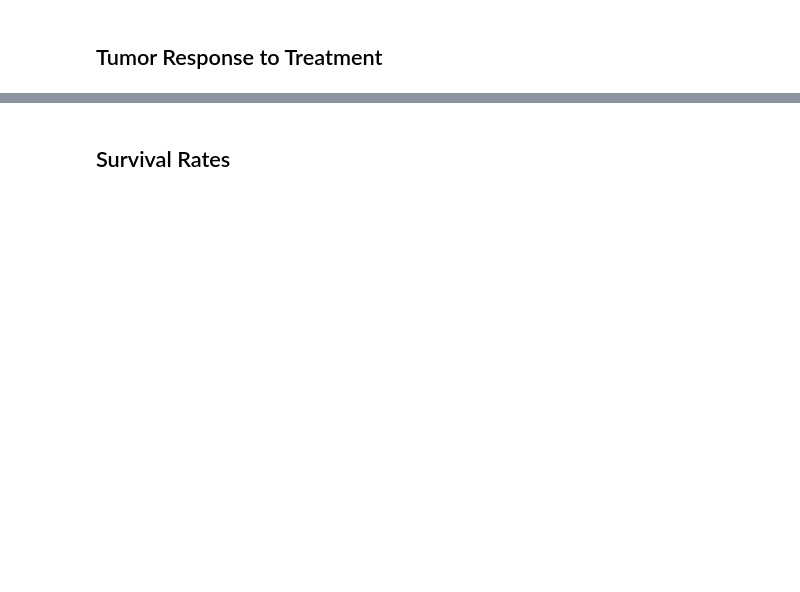
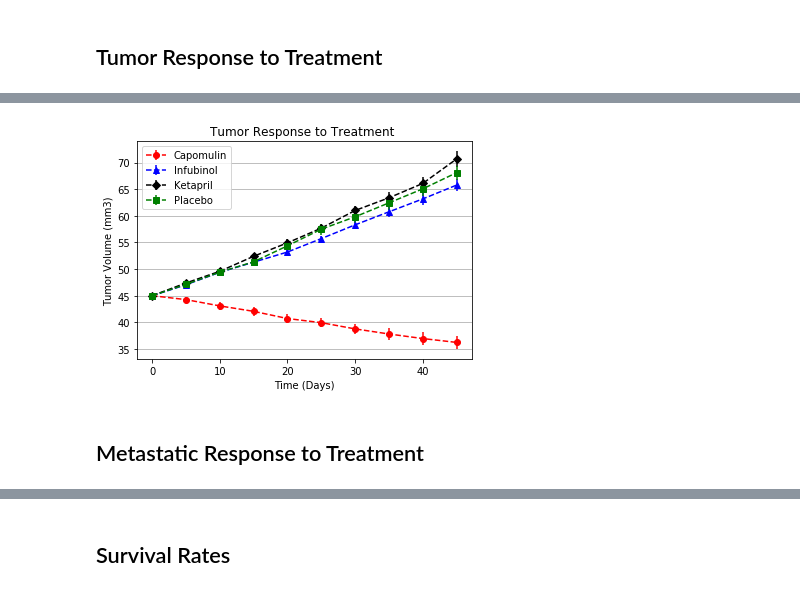
Before and after one commit to ttmugu/matplotlib-challenge, a Jupyter notebook: pymaceuticals_starter.ipynb, the cells around one changed output, grey strips where cells are left out. Drawn from its saved outputs; the diff is of its cells as text; code cells hidden in the pictures; blank space fills up the shorter version.

```diff
--- a/pymaceuticals_starter.ipynb
+++ b/pymaceuticals_starter.ipynb
@@ -34,0 +64,7 @@ mouse_clinical_trail_df.head()
+# %%
+# Store the Standard Error of Tumor Volumes Grouped by Drug and Timepoint
+tumor_stErr_df =df_for_calculation.groupby(['Drug', 'Timepoint'])['Tumor Volume (mm3)'].sem().reset_index()
+# Convert to DataFrame
+tumor_stErr_df
+# Preview DataFrame
+tumor_stErr_df.head()
@@ -34,0 +78,7 @@ mouse_clinical_trail_df.head()
+# %%
+# Minor Data Munging to Re-Format the Data Frames
+#https://pandas.pydata.org/pandas-docs/stable/reference/api/pandas.DataFrame.pivot.html
+#df.pivot(columns='var',values = 'val')
+tumor_Responce_pivot_df = pd.pivot(tumor_Responce_df, index='Timepoint', columns='Drug',values="Tumor Volume (mm3)")
+# Preview that Reformatting worked
+tumor_Responce_pivot_df.head(11)
@@ -35 +97,31 @@ mouse_clinical_trail_df.head()
+# %%
+#tumor_Responce_pivot_df.describe()
+trp_plot_df = tumor_Responce_pivot_df.reset_index()
+Capomulin_error = tumor_stErr_df.loc[tumor_stErr_df["Drug"] == "Capomulin", "Tumor Volume (mm3)"]
+Infubinol_error = tumor_stErr_df.loc[tumor_stErr_df["Drug"] == "Infubinol", "Tumor Volume (mm3)"]
+Ketapril_error = tumor_stErr_df.loc[tumor_stErr_df["Drug"] == "Ketapril", "Tumor Volume (mm3)"]
+Placebo_error = tumor_stErr_df.loc[tumor_stErr_df["Drug"] == "Placebo", "Tumor Volume (mm3)"]
+
+# Generate the Plot (with Error Bars)
+plt.errorbar(trp_plot_df.Timepoint, trp_plot_df.Capomulin, yerr = Capomulin_error, label= "Capomulin", marker= "o", color="red", linestyle='--')
+plt.errorbar(trp_plot_df.Timepoint, trp_plot_df.Infubinol,yerr = Infubinol_error, label= "Infubinol", marker= "^", color="blue", linestyle='--')
+plt.errorbar(trp_plot_df.Timepoint, trp_plot_df.Ketapril, yerr = Ketapril_error, label= "Ketapril", marker= "D", color="black", linestyle='--')
+plt.errorbar(trp_plot_df.Timepoint, trp_plot_df.Placebo,  yerr = Placebo_error, label= "Placebo", marker= "s", color="green", linestyle='--')
+
+# Save the Figure
+plt.legend()
+plt.title("Tumor Response to Treatment ")
+plt.xlabel("Time (Days)")
+plt.ylabel("Tumor Volume (mm3)")
+plt.grid(axis='y')
+
+
+# Save the Figure
+plt.savefig("Tumor_Response.png")
+
+plt.show()
+# %% [output]
+[figure, added]
+# %% [markdown]
+## Metastatic Response to Treatment
 # %%
```
Also changed, not shown: parts of 33 cells of this notebook.
